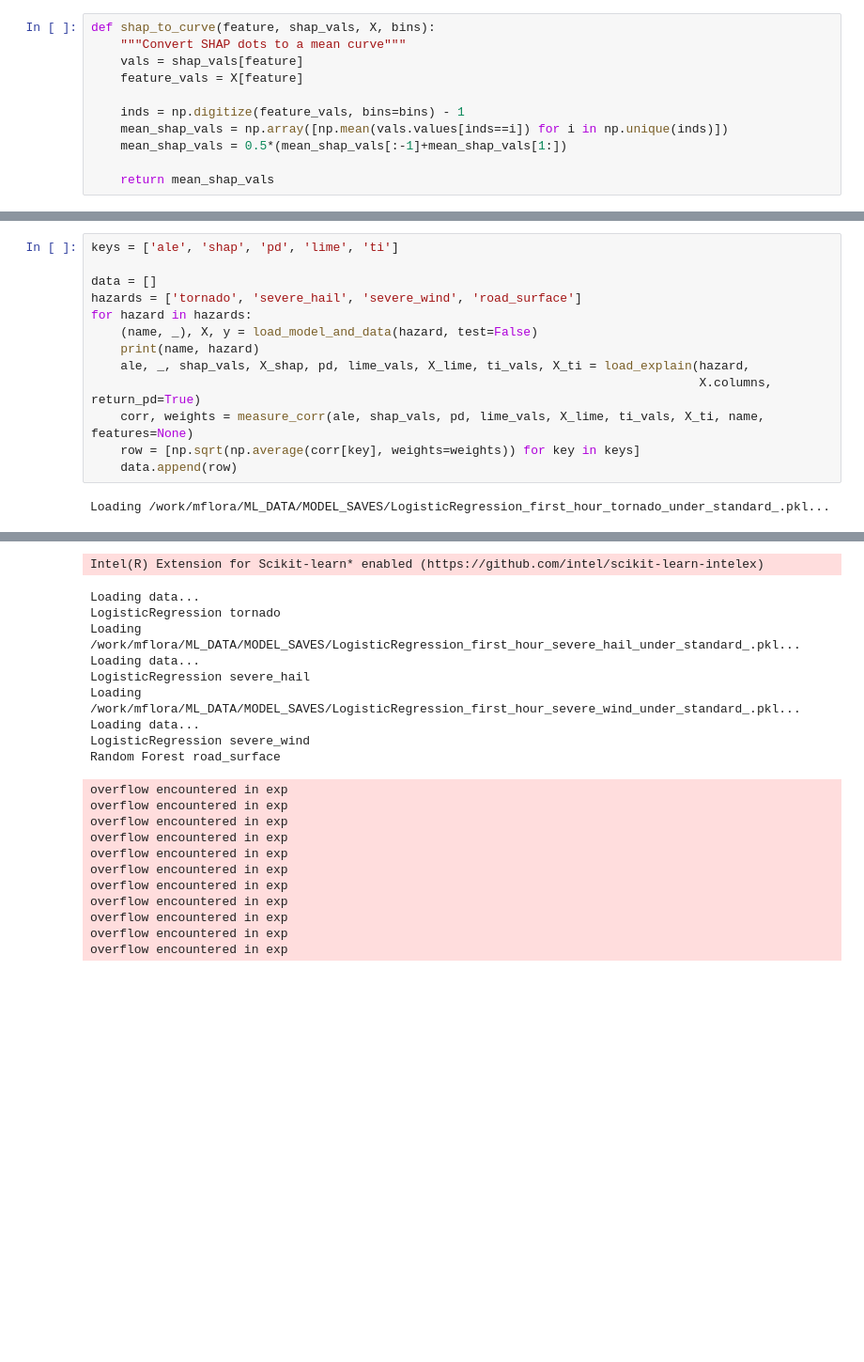
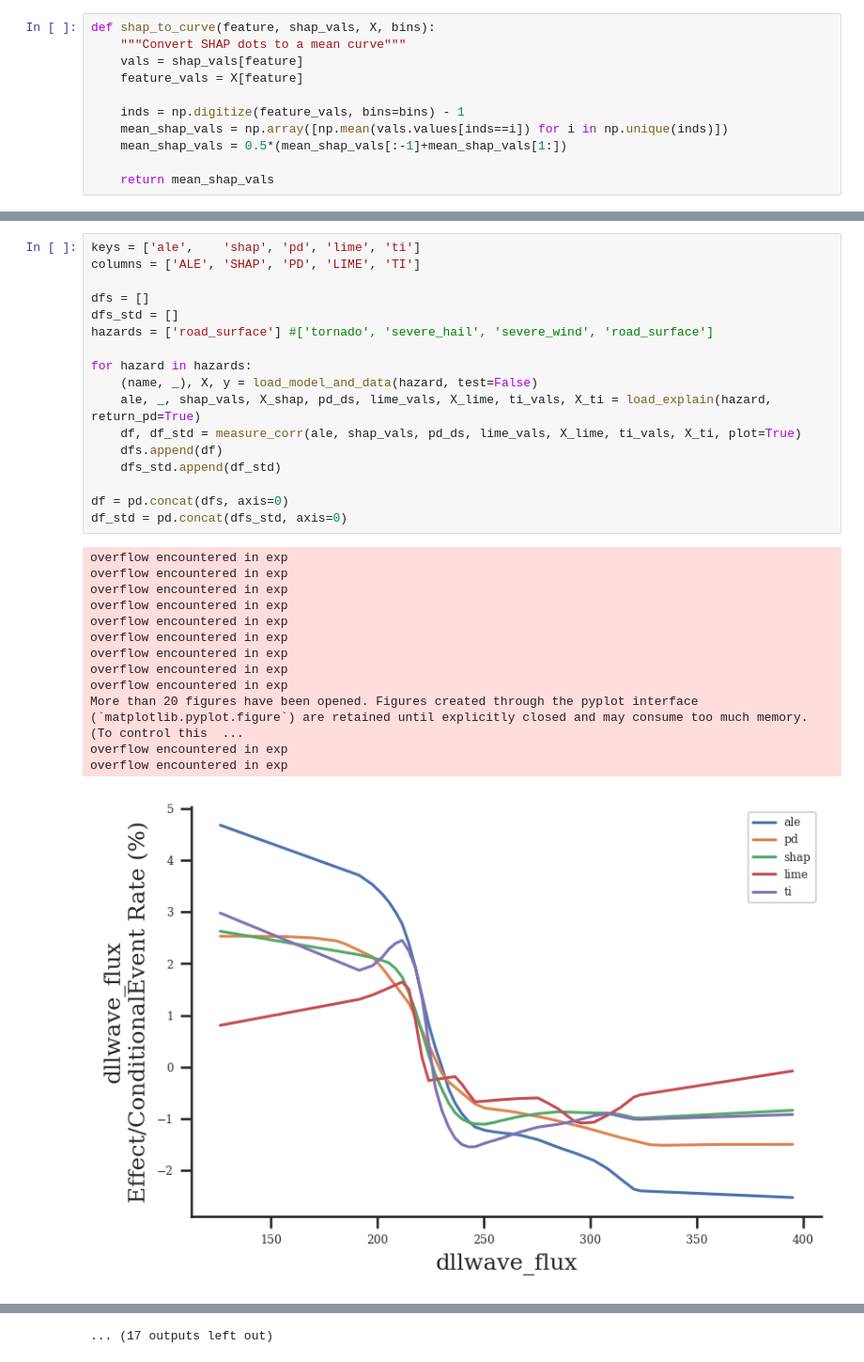
Before and after one commit to monte-flora/compare-explain-methods, a Jupyter notebook: src/paper_1_experiments/curve_similarity.ipynb, the cells around one changed output, grey strips where cells are left out. Shown at 94% size. Cells and saved outputs as stored; diff of their text form; blank space fills up the shorter version.

```diff
--- a/src/paper_1_experiments/curve_similarity.ipynb
+++ b/src/paper_1_experiments/curve_similarity.ipynb
@@ -137,15 +147,31 @@ def measure_corr(ale, shap_vals, pd, lime_vals, X_lime, ti_vals=None, X_ti=None,
 # %%
-keys = ['ale', 'shap', 'pd', 'lime', 'ti']
+keys = ['ale',    'shap', 'pd', 'lime', 'ti']
+columns = ['ALE', 'SHAP', 'PD', 'LIME', 'TI']
 
-data = []
-hazards = ['tornado', 'severe_hail', 'severe_wind', 'road_surface']
+dfs = []
+dfs_std = []
+hazards = ['road_surface'] #['tornado', 'severe_hail', 'severe_wind', 'road_surface']
+
 for hazard in hazards:
     (name, _), X, y = load_model_and_data(hazard, test=False)
-    print(name, hazard)
-    ale, _, shap_vals, X_shap, pd, lime_vals, X_lime, ti_vals, X_ti = load_explain(hazard,
-                                                                                   X.columns, return_pd=True)
-    corr, weights = measure_corr(ale, shap_vals, pd, lime_vals, X_lime, ti_vals, X_ti, name, features=None)
-    row = [np.sqrt(np.average(corr[key], weights=weights)) for key in keys]
-    data.append(row)
+    ale, _, shap_vals, X_shap, pd_ds, lime_vals, X_lime, ti_vals, X_ti = load_explain(hazard,  return_pd=True)
+    df, df_std = measure_corr(ale, shap_vals, pd_ds, lime_vals, X_lime, ti_vals, X_ti, plot=True)
+    dfs.append(df)
+    dfs_std.append(df_std)
+
+df = pd.concat(dfs, axis=0)
+df_std = pd.concat(dfs_std, axis=0)
 # %% [output]
-Loading /work/mflora/ML_DATA/MODEL_SAVES/LogisticRegression_first_hour_tornado_under_standard_.pkl...
+overflow encountered in exp
+overflow encountered in exp
+overflow encountered in exp
+overflow encountered in exp
+overflow encountered in exp
+overflow encountered in exp
+overflow encountered in exp
+overflow encountered in exp
+overflow encountered in exp
+More than 20 figures have been opened. Figures created through the pyplot interface (`matplotlib.pyplot.figure`) are retained until explicitly closed and may consume too much memory. (To control this  ...
+overflow encountered in exp
+overflow encountered in exp
+[figure, added]
@@ -152,21 +188 @@ Loading /work/mflora/ML_DATA/MODEL_SAVES/LogisticRegression_first_hour_tornado_u
-Intel(R) Extension for Scikit-learn* enabled (https://github.com/intel/scikit-learn-intelex)
+... (17 outputs left out)
-Loading data...
-LogisticRegression tornado
-Loading /work/mflora/ML_DATA/MODEL_SAVES/LogisticRegression_first_hour_severe_hail_under_standard_.pkl...
-Loading data...
-LogisticRegression severe_hail
-Loading /work/mflora/ML_DATA/MODEL_SAVES/LogisticRegression_first_hour_severe_wind_under_standard_.pkl...
-Loading data...
-LogisticRegression severe_wind
-Random Forest road_surface
-overflow encountered in exp
-overflow encountered in exp
-overflow encountered in exp
-overflow encountered in exp
-overflow encountered in exp
-overflow encountered in exp
-overflow encountered in exp
-overflow encountered in exp
-overflow encountered in exp
-overflow encountered in exp
-overflow encountered in exp
```
Also changed, not shown: parts of 15 cells of this notebook, 18 other files.
